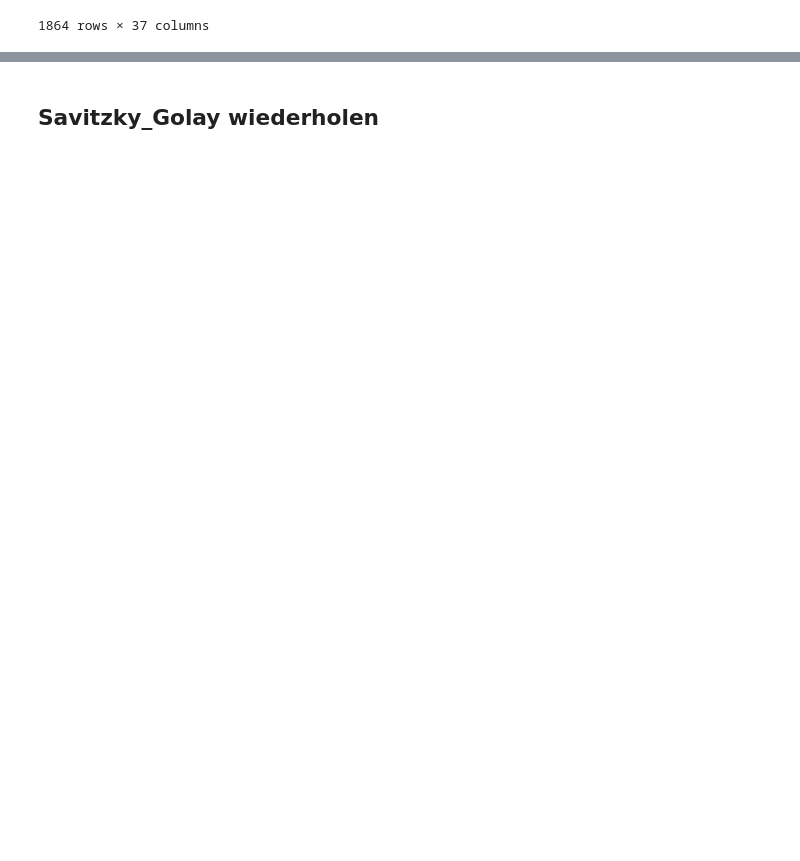
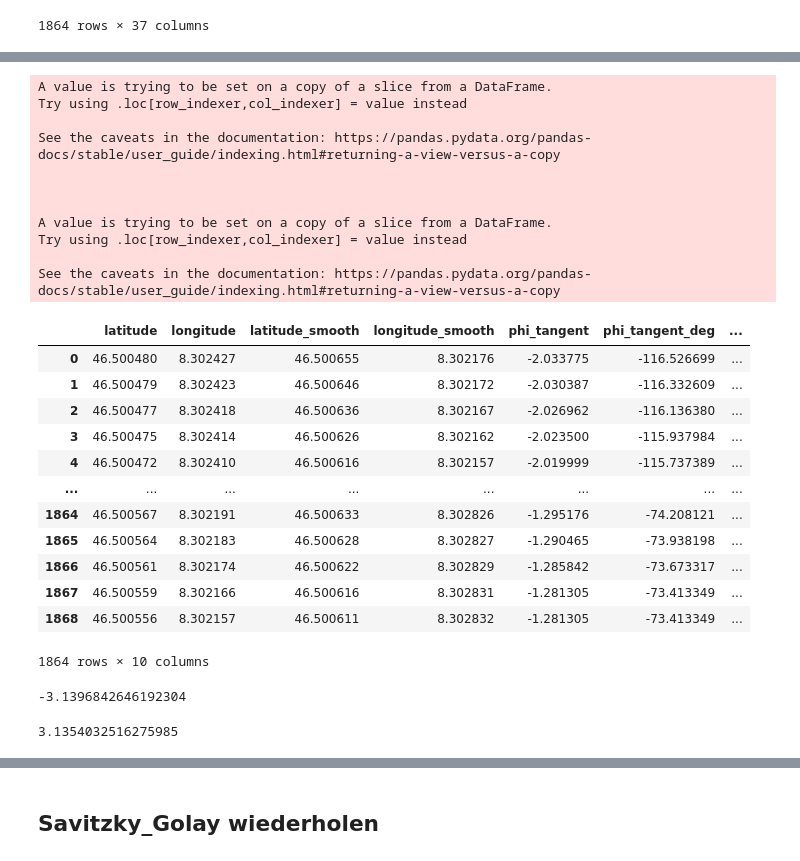
Before and after one commit to Louisfhgr/Dash.py, a Jupyter notebook: Vorwärtsbewegung_standartisieren.ipynb, the cells around one changed output, grey strips where cells are left out. Cells and saved outputs as stored; diff of their text form; code cells hidden in the pictures; blank space fills up the shorter version.

```diff
--- a/Vorwärtsbewegung_standartisieren.ipynb
+++ b/Vorwärtsbewegung_standartisieren.ipynb
@@ -530,0 +551,49 @@ df_modified_Stan[['latitude', 'longitude',"latitude_smooth","longitude_smooth"]]
+# %%
+# 1️⃣ Tangentenvektoren für jede Position berechnen
+dx = np.diff(df_rot['longitude_smooth'])
+dy = np.diff(df_rot['latitude_smooth'])
+phi = np.arctan2(dy, dx)  # Lokaler Winkel für jede Position (Bogenmaß)
+
+# 2️⃣ Ergänze phi für die letzte Zeile, damit die Dimensionen stimmen
+phi = np.append(phi, phi[-1])
+
+# 3️⃣ Speichere phi als neue Spalte im DataFrame
+df_rot['phi_tangent'] = phi
+
+# 4️⃣ Falls du die Winkel in Grad statt in Bogenmaß willst:
+df_rot['phi_tangent_deg'] = np.degrees(phi)  # Umwandlung in Grad
+
+df_rot
+# %% [output]
+A value is trying to be set on a copy of a slice from a DataFrame.
+Try using .loc[row_indexer,col_indexer] = value instead
+
+See the caveats in the documentation: https://pandas.pydata.org/pandas-docs/stable/user_guide/indexing.html#returning-a-view-versus-a-copy
+
+
+
+A value is trying to be set on a copy of a slice from a DataFrame.
+Try using .loc[row_indexer,col_indexer] = value instead
+
+See the caveats in the documentation: https://pandas.pydata.org/pandas-docs/stable/user_guide/indexing.html#returning-a-view-versus-a-copy
+|  | latitude | longitude | latitude_smooth | longitude_smooth | phi_tangent | phi_tangent_deg | ... |
+| 0 | 46.500480 | 8.302427 | 46.500655 | 8.302176 | -2.033775 | -116.526699 | ... |
+| 1 | 46.500479 | 8.302423 | 46.500646 | 8.302172 | -2.030387 | -116.332609 | ... |
+| 2 | 46.500477 | 8.302418 | 46.500636 | 8.302167 | -2.026962 | -116.136380 | ... |
+| 3 | 46.500475 | 8.302414 | 46.500626 | 8.302162 | -2.023500 | -115.937984 | ... |
+| 4 | 46.500472 | 8.302410 | 46.500616 | 8.302157 | -2.019999 | -115.737389 | ... |
+| ... | ... | ... | ... | ... | ... | ... | ... |
+| 1864 | 46.500567 | 8.302191 | 46.500633 | 8.302826 | -1.295176 | -74.208121 | ... |
+| 1865 | 46.500564 | 8.302183 | 46.500628 | 8.302827 | -1.290465 | -73.938198 | ... |
+| 1866 | 46.500561 | 8.302174 | 46.500622 | 8.302829 | -1.285842 | -73.673317 | ... |
+| 1867 | 46.500559 | 8.302166 | 46.500616 | 8.302831 | -1.281305 | -73.413349 | ... |
+| 1868 | 46.500556 | 8.302157 | 46.500611 | 8.302832 | -1.281305 | -73.413349 | ... |
+1864 rows × 10 columns
+# %%
+df_rot['phi_tangent'].min()
+# %% [output]
+-3.1396842646192304
+# %%
+df_rot['phi_tangent'].max()
+# %% [output]
+3.1354032516275985
```
Also changed, not shown: parts of 14 cells of this notebook.
